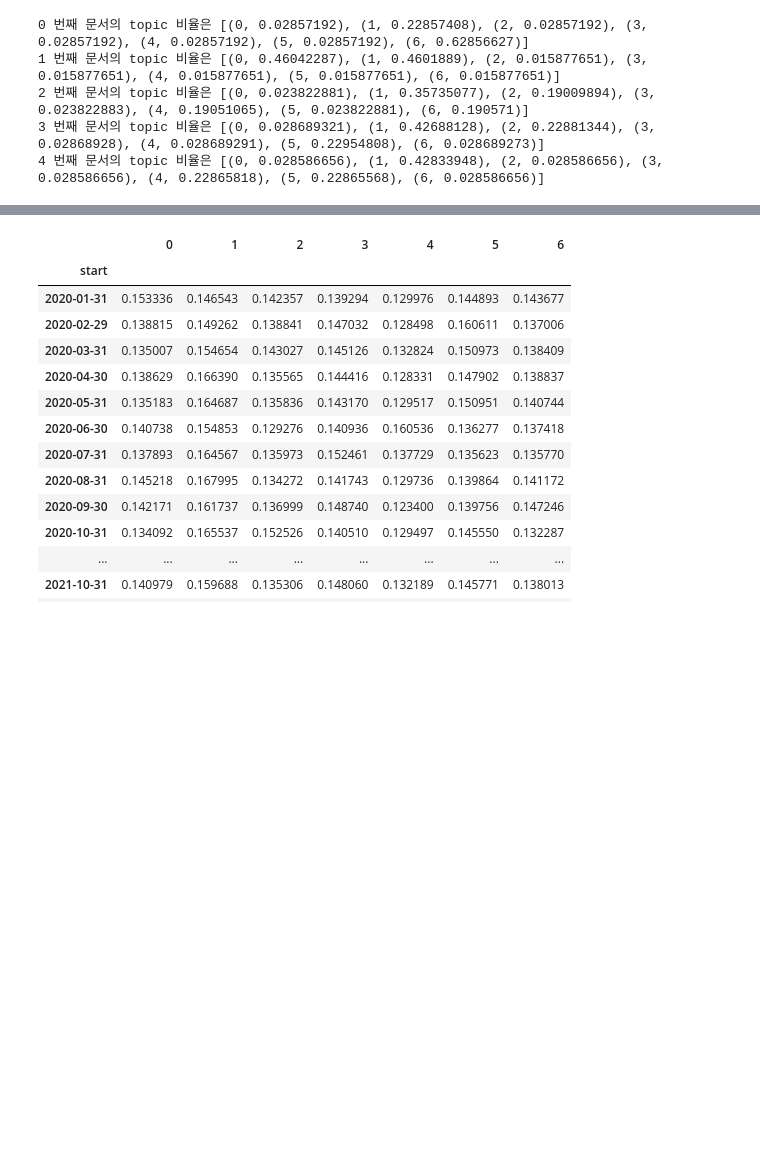
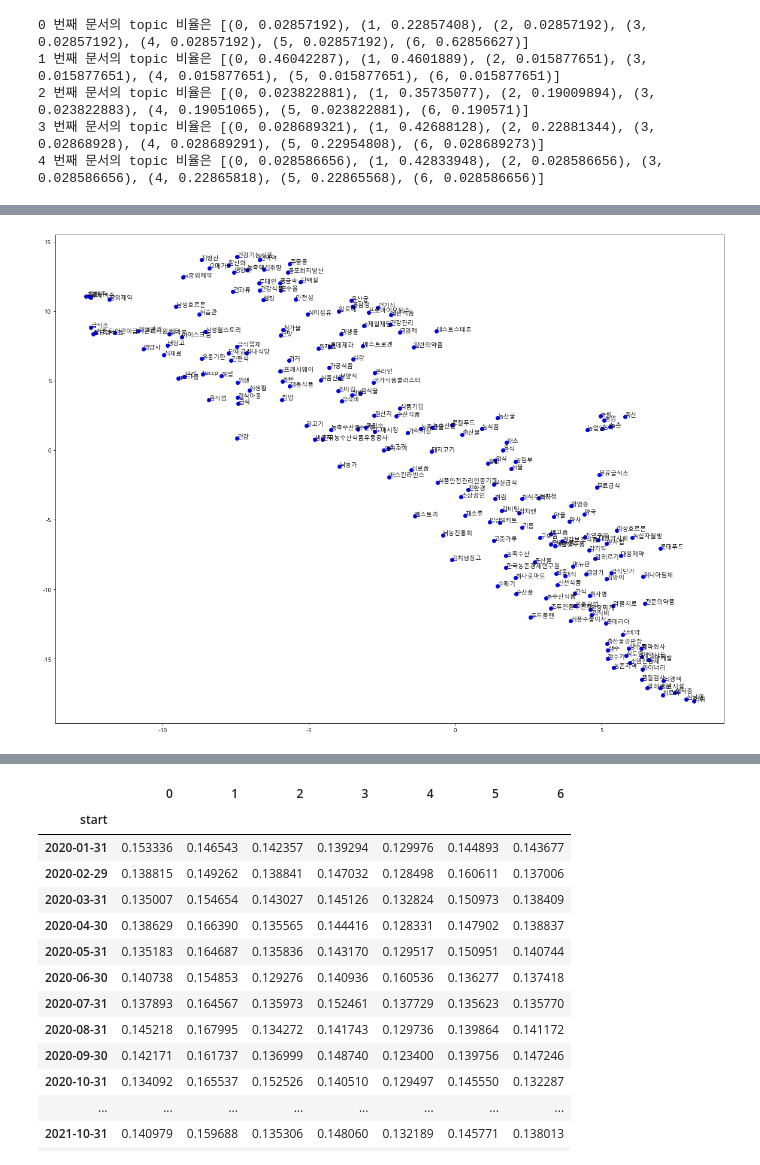
Before and after one commit to ancestor9/webscrap_LDA, a Jupyter notebook: 2022_10_LDA_gensim.ipynb, the cells around one changed output, grey strips where cells are left out. Cells and saved outputs as stored; diff of their text form; code cells hidden in the pictures; blank space fills up the shorter version.

```diff
--- a/2022_10_LDA_gensim.ipynb
+++ b/2022_10_LDA_gensim.ipynb
@@ -607,0 +958,6 @@ for i, topic_list in enumerate(model[corpus]):
+# %%
+def plot_2d_tsne_graph(vocabs, xs, ys):
+    plt.figure(figsize=(20, 15))
+    plt.scatter(xs, ys, color = 'blue')
+    for i, v in enumerate(vocabs):
+        plt.annotate(v, xy=(xs[i], ys[i]))
@@ -607,0 +976,8 @@ for i, topic_list in enumerate(model[corpus]):
+# %%
+from sklearn.manifold import TSNE
+# 2차원 t-SNE 임베딩
+tsne_np = TSNE(n_components = 2).fit_transform(word_vectors_list)
+
+plot_2d_tsne_graph(vocabs, tsne_np[:, 0], tsne_np[:, 1])
+# %% [output]
+[figure, added]
```
Also changed, not shown: parts of 78 cells of this notebook.
